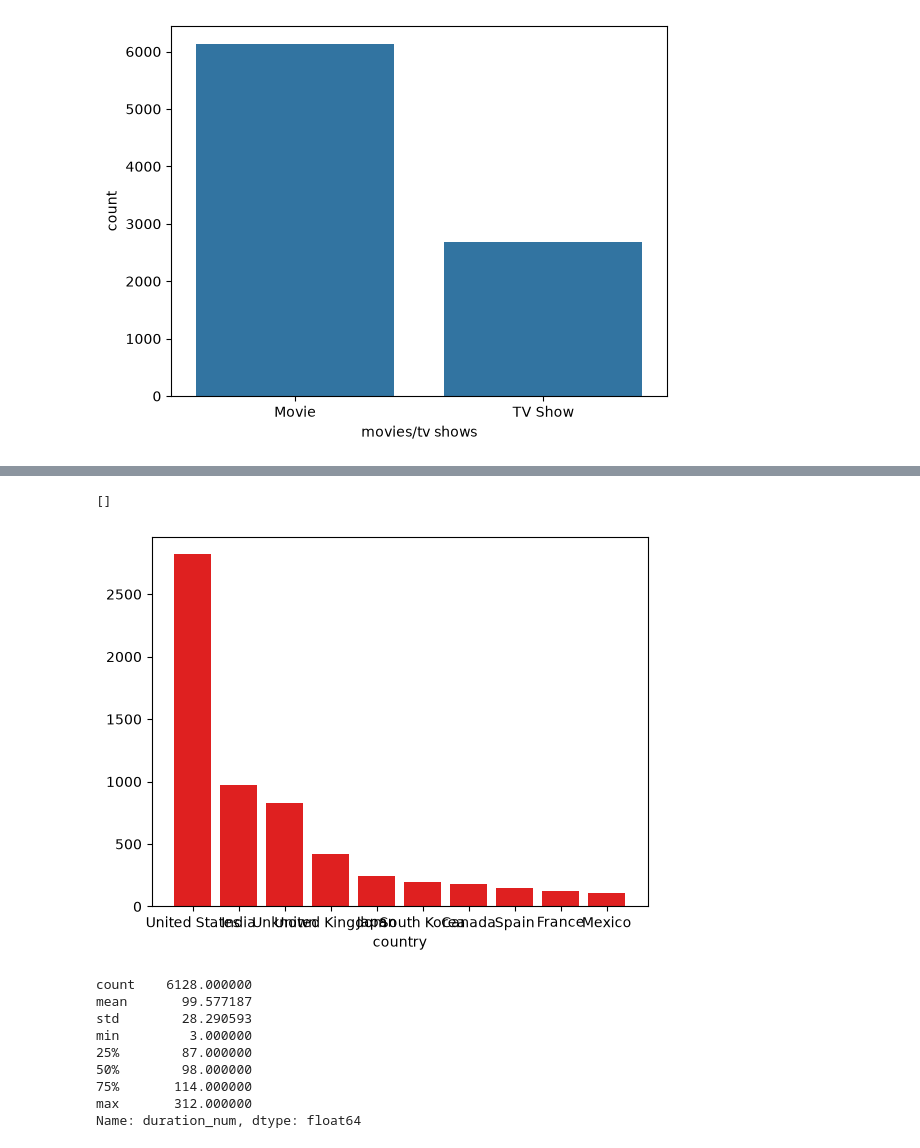
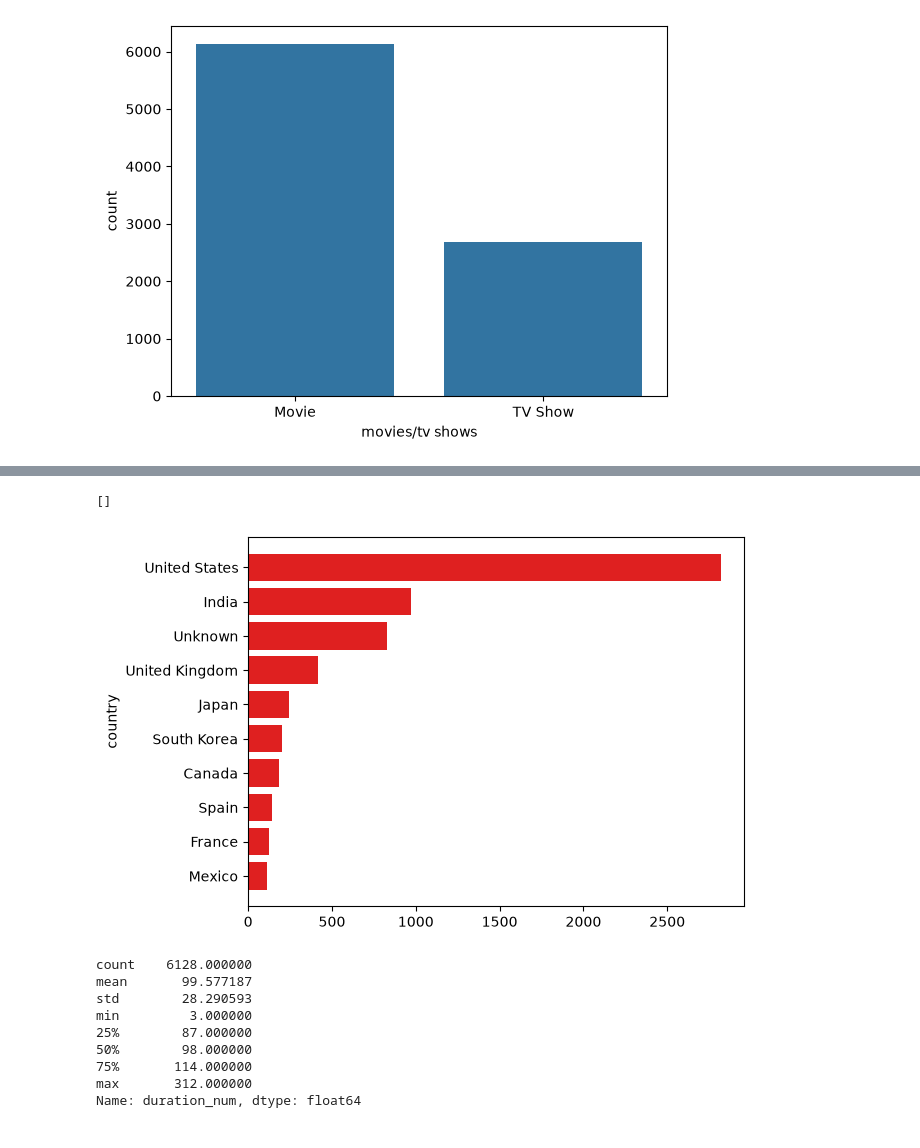
Before and after one commit to yash3-glitch/Netflix-dataset-EDA, a Jupyter notebook: netflix2.ipynb, the cells around one changed output, grey strips where cells are left out. Cells and saved outputs as stored; diff of their text form; code cells hidden in the pictures.

```diff
--- a/netflix2.ipynb
+++ b/netflix2.ipynb
@@ -185,12 +213,12 @@ Name: count, dtype: int64
 # %%
 #barplot
 plt.Figure(figsize=(14,9))
 top_country = df['country'].value_counts().head(10)
-sns.barplot(x=top_country.index,y=top_country.values,color= 'Red')
+sns.barplot(y=top_country.index,x=top_country.values,color= 'Red')
 plt.plot()
 # %% [output]
 []
-[figure, old version]
+[figure, new version]
 # %%
 # Filter movies and extract numeric duration values
 movies_df = df[df['type'] == 'Movie'].copy()
```
Also changed, not shown: parts of 6 cells of this notebook.
